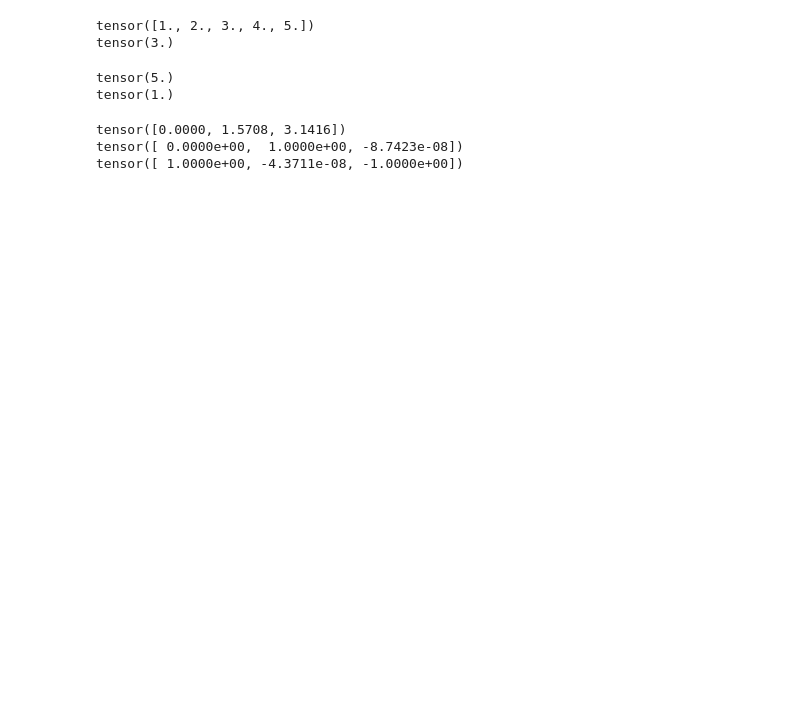
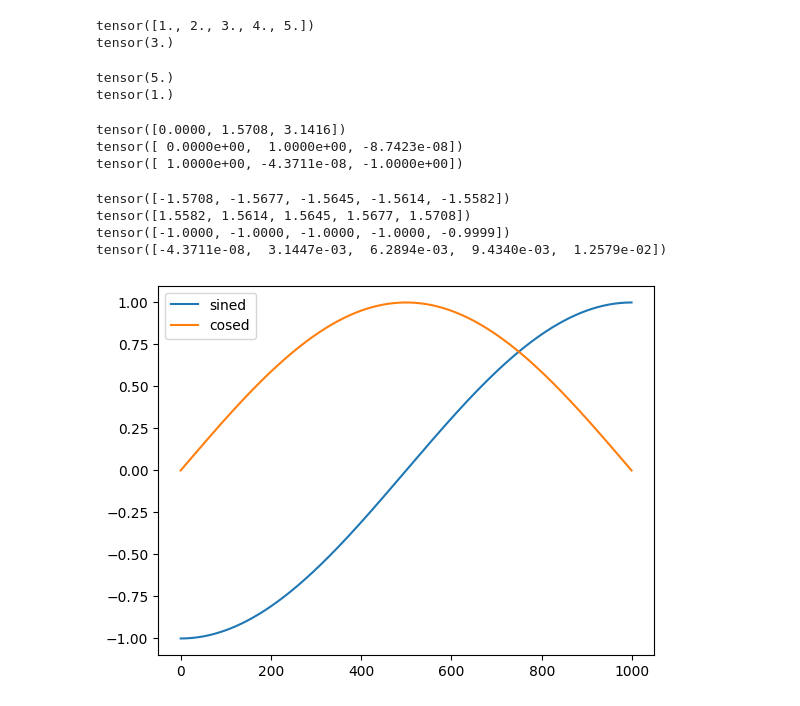
Before and after one commit to Sara-Esm/PyTorch, a Jupyter notebook: PyTorch_Basic_Operations.ipynb, the cells around one changed output. Cells and saved outputs as stored; diff of their text form; code cells hidden in the pictures; blank space fills up the shorter version.

```diff
--- a/PyTorch_Basic_Operations.ipynb
+++ b/PyTorch_Basic_Operations.ipynb
@@ -57,3 +57,28 @@ print(torch.cos(x))
 tensor([0.0000, 1.5708, 3.1416])
 tensor([ 0.0000e+00,  1.0000e+00, -8.7423e-08])
 tensor([ 1.0000e+00, -4.3711e-08, -1.0000e+00])
+# %%
+# get an evenly spaced list of numbers between a range
+pi = torch.linspace(-np.pi/2, np.pi/2, steps=1000)
+print(pi[:5])  # lower bound
+print(pi[-5:]) # upper bound
+
+sined = torch.sin(pi)
+cosed = torch.cos(pi)
+print(sined[0:5])
+print(cosed[0:5])
+# %% [output]
+tensor([-1.5708, -1.5677, -1.5645, -1.5614, -1.5582])
+tensor([1.5582, 1.5614, 1.5645, 1.5677, 1.5708])
+tensor([-1.0000, -1.0000, -1.0000, -1.0000, -0.9999])
+tensor([-4.3711e-08,  3.1447e-03,  6.2894e-03,  9.4340e-03,  1.2579e-02])
+# %%
+# use matplotlib to visualize
+import matplotlib.pyplot as plt
+
+plt.plot(sined, label="sined")
+plt.plot(cosed, label="cosed")
+plt.legend()
+plt.show()
+# %% [output]
+[figure, added]
```
Also changed, not shown: parts of 1 cell of this notebook.
